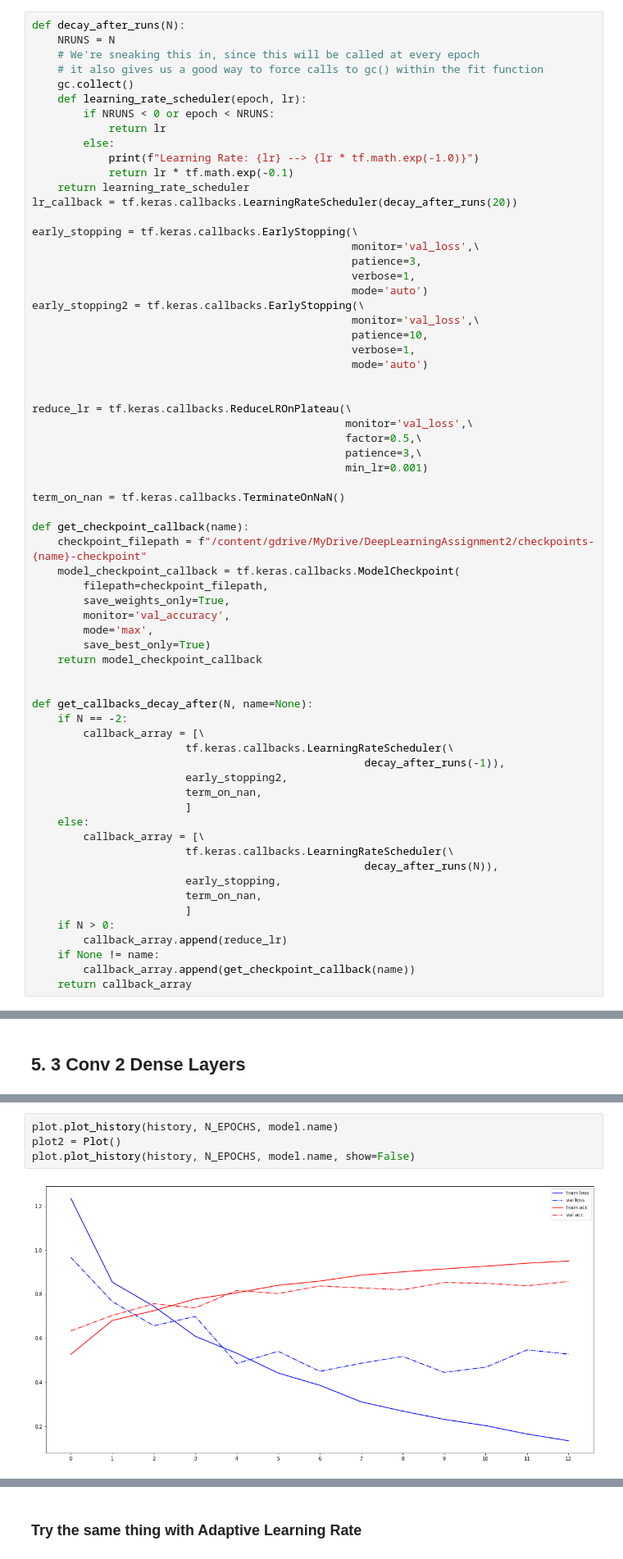
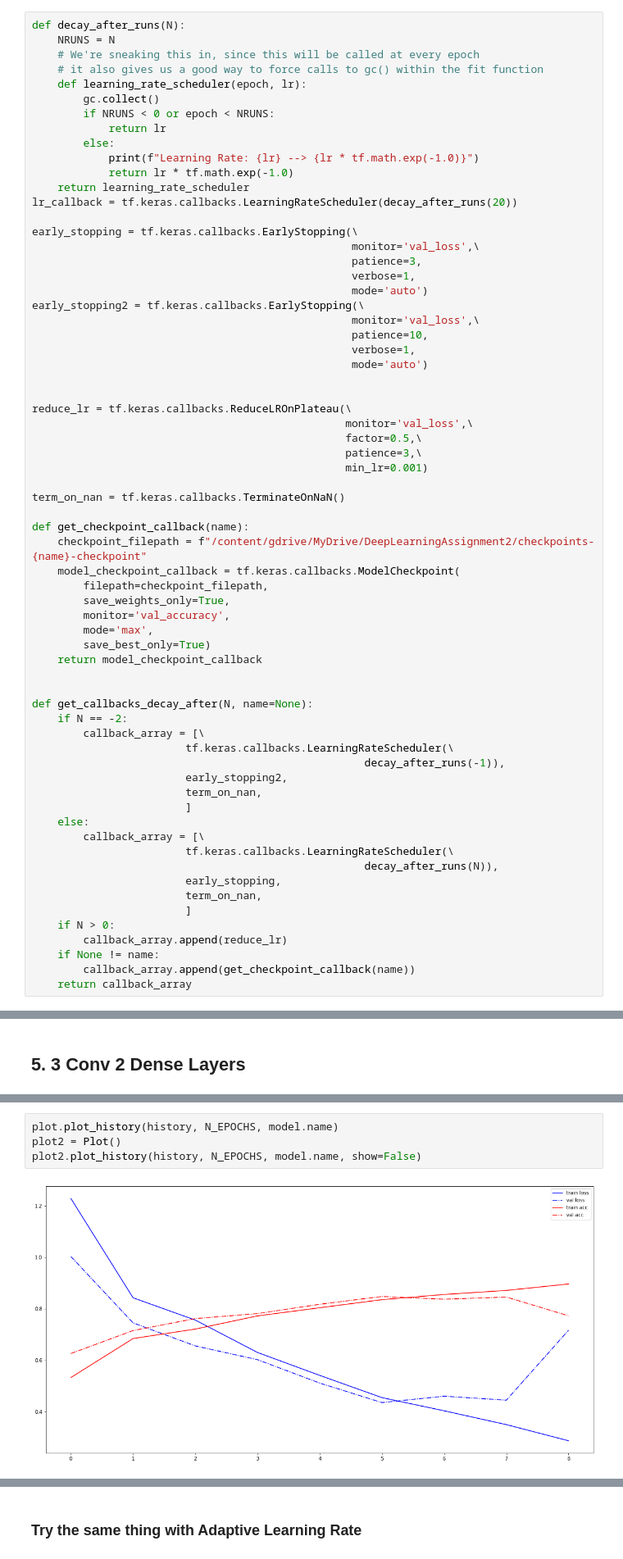
Before and after one commit to rajbircit/assignments, a Jupyter notebook: dl_a2/dl_assignment2_master.ipynb, the cells around one changed output, grey strips where cells are left out. Shown at 82% size. Saved outputs shown, nothing was run; the diff lists cells and outputs as text.

```diff
--- a/dl_a2/dl_assignment2_master.ipynb
+++ b/dl_a2/dl_assignment2_master.ipynb
@@ -188,13 +188,13 @@ def decay_after_runs(N):
     NRUNS = N
     # We're sneaking this in, since this will be called at every epoch
     # it also gives us a good way to force calls to gc() within the fit function
-    gc.collect()
     def learning_rate_scheduler(epoch, lr):
+        gc.collect()
         if NRUNS < 0 or epoch < NRUNS:
             return lr
         else:
             print(f"Learning Rate: {lr} --> {lr * tf.math.exp(-1.0)}")
-            return lr * tf.math.exp(-0.1)
+            return lr * tf.math.exp(-1.0)
     return learning_rate_scheduler
 lr_callback = tf.keras.callbacks.LearningRateScheduler(decay_after_runs(20))
 
@@ -737,6 +737,6 @@ Epoch 00013: early stopping
 # %%
 plot.plot_history(history, N_EPOCHS, model.name)
 plot2 = Plot()
-plot.plot_history(history, N_EPOCHS, model.name, show=False)
+plot2.plot_history(history, N_EPOCHS, model.name, show=False)
 # %% [output]
-[figure, old version]
+[figure, new version]
```
Also changed, not shown: parts of 36 cells of this notebook.
